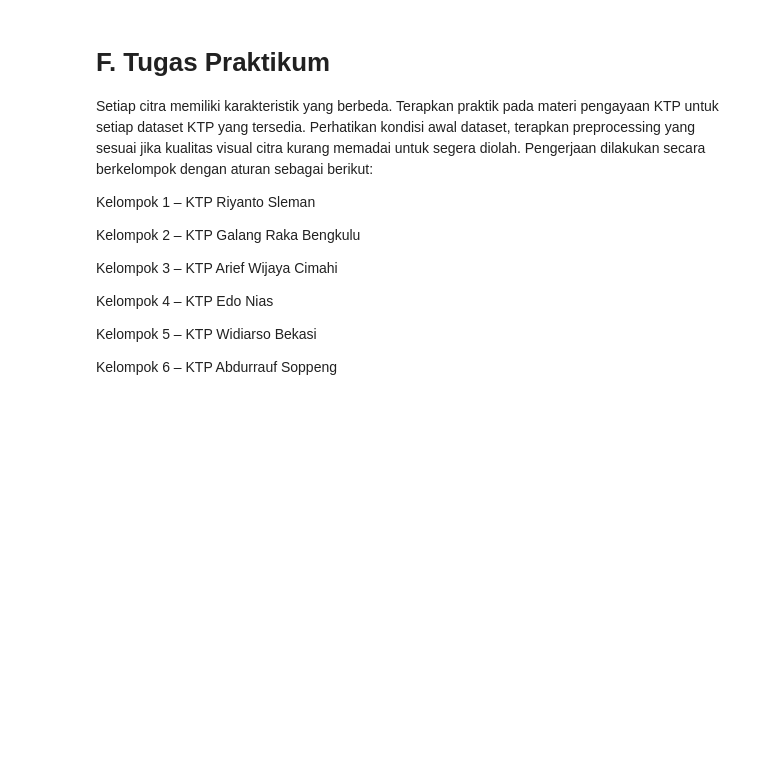
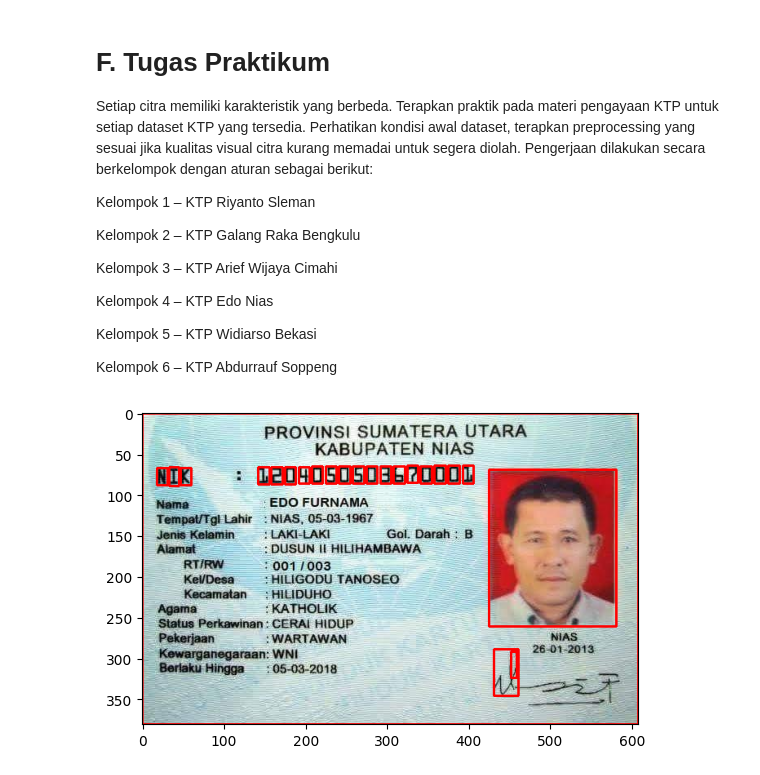
Before and after one commit to AryaWicaksanaH/PCVK_Ganjil_2023, a Jupyter notebook: Week11.ipynb, the cells around one changed output. Cells and saved outputs as stored; diff of their text form; code cells hidden in the pictures; blank space fills up the shorter version.

```diff
--- a/Week11.ipynb
+++ b/Week11.ipynb
@@ -131,3 +131,36 @@ Kelompok 4 – KTP Edo Nias
 Kelompok 5 – KTP Widiarso Bekasi
 
 Kelompok 6 – KTP Abdurrauf Soppeng
+# %%
+import matplotlib.pyplot as plt
+
+ktp_tugas = cv2.imread("/content/drive/MyDrive/dataset/KTP_more/ktp5.png")
+
+blurred = cv2.GaussianBlur(ktp_tugas, (5, 5), 0.5)
+
+gray = cv2.cvtColor(blurred, cv2.COLOR_BGR2GRAY)
+ret, bw = cv2.threshold(gray.copy(), 0, 255, cv2.THRESH_BINARY + cv2.THRESH_OTSU)
+
+erode = cv2.erode(bw.copy(), cv2.getStructuringElement(cv2.MORPH_OPEN, (1, 1)))
+
+# Ekstraksi kontur
+contours, hierarchy = cv2.findContours(erode.copy(), cv2.RETR_TREE, cv2.CHAIN_APPROX_NONE)
+# Looping contours untuk mendapatkan kontur yang sesuai
+for cnt in contours:
+    x, y, w, h = cv2.boundingRect(cnt)
+    ras = format(w / h, '.2f')
+    if h >= 40 and w >= 10 and float(ras) <= 1:
+      cv2.rectangle(ktp_tugas, (x, y), (x + w, y + h), (0, 0, 255), thickness=2)
+    elif h >= 30 and w >= 5 and float(ras) <= 2:
+      cv2.rectangle(ktp_tugas, (x, y), (x + w, y + h), (0, 0, 255), thickness=2)
+    elif h >= 20 and w >= 5 and float(ras) <= 3:
+      cv2.rectangle(ktp_tugas, (x, y), (x + w, y + h), (0, 0, 255), thickness=2)
+
+# cv.drawContours(ktp, contours, -1, (0, 255, 0), 2)
+
+# Menampilkan gambar KTP dengan kontur menggunakan plt
+ktp_rgb = cv2.cvtColor(ktp_tugas, cv2.COLOR_BGR2RGB)
+plt.imshow(ktp_rgb)
+plt.show()
+# %% [output]
+[figure, added]
```
